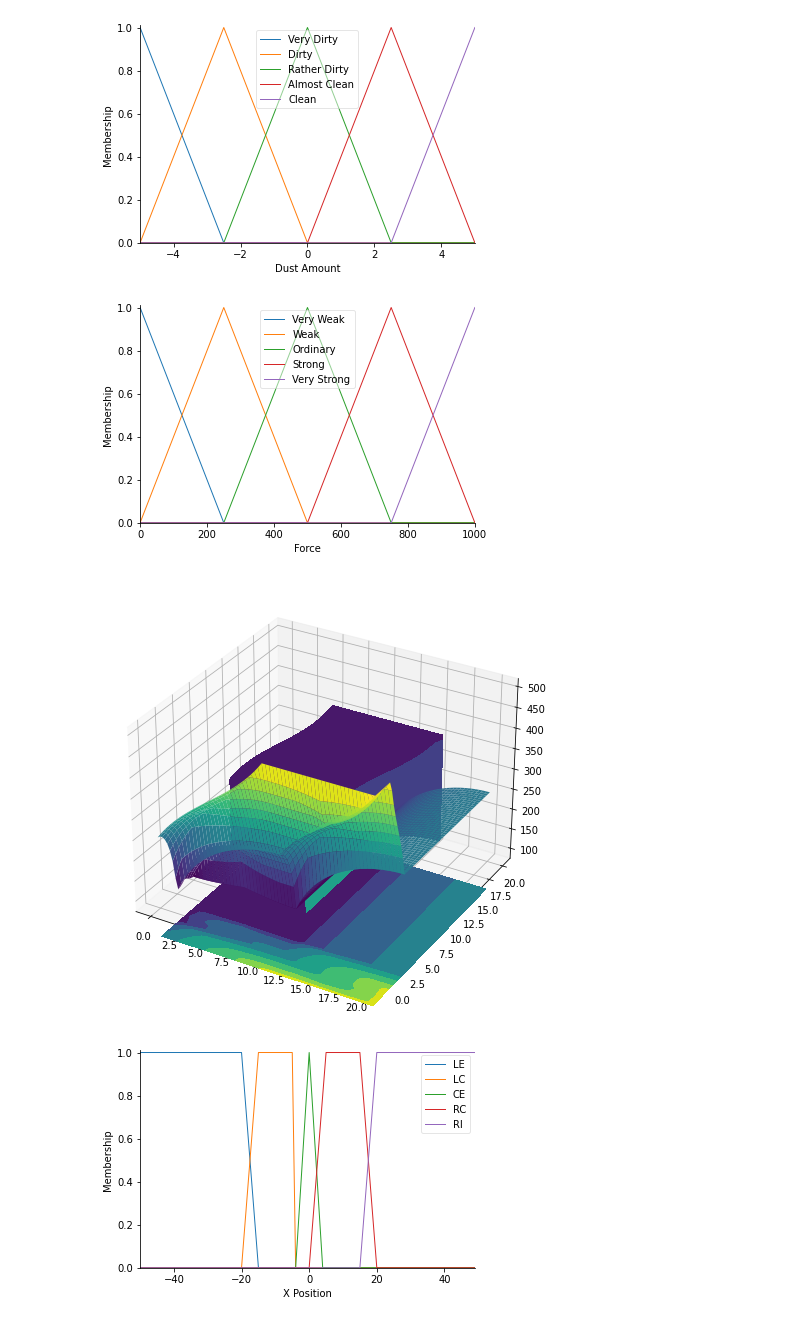
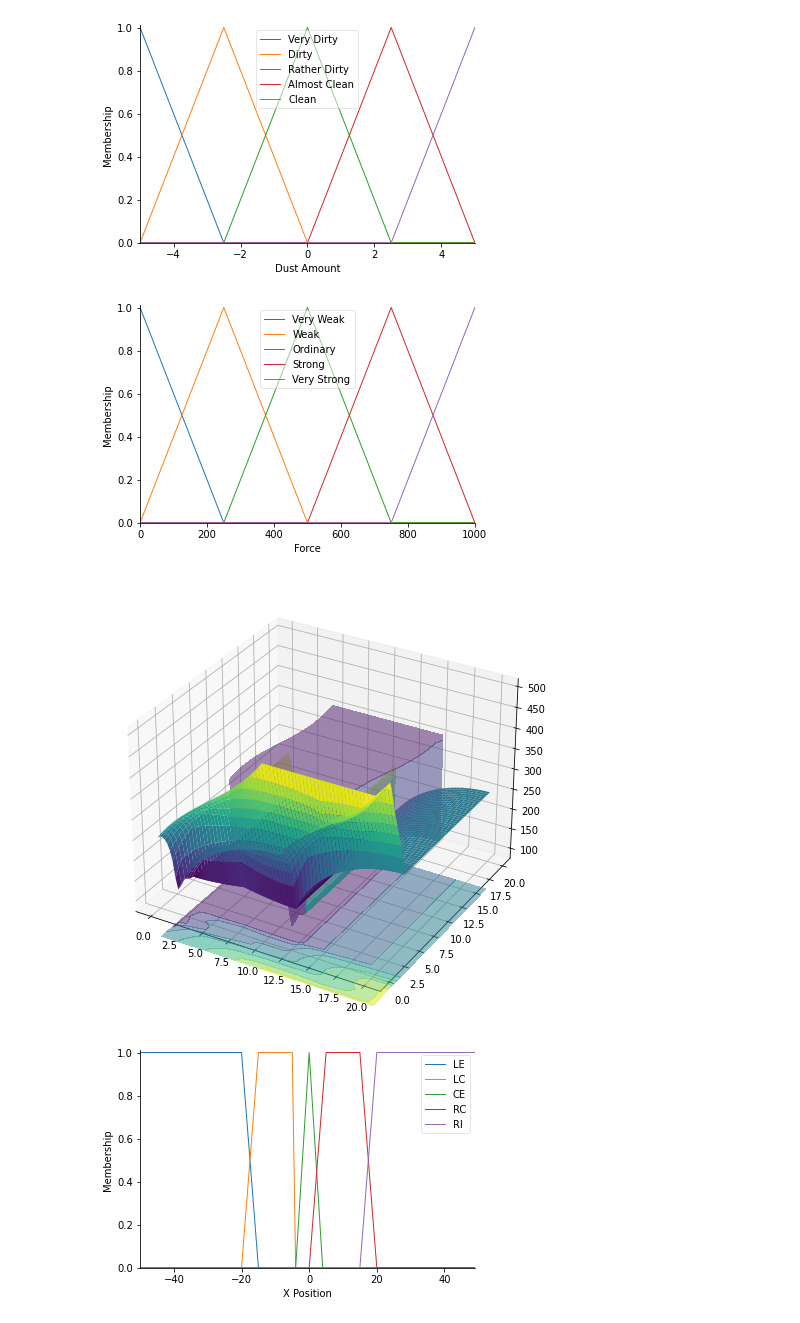
Before and after one commit to utopickaiser/AI-Homework, a Jupyter notebook: AI_Homework_W4_Fuzzy_Controller.ipynb, the cells around one changed output. Saved outputs shown, nothing was run; the diff lists cells and outputs as text; code cells hidden in the pictures.

```diff
--- a/AI_Homework_W4_Fuzzy_Controller.ipynb
+++ b/AI_Homework_W4_Fuzzy_Controller.ipynb
@@ -242,37 +242,37 @@ rule3 = ctrl.Rule(antecedent = (surface['Wood'] & da['Very Dirty']
                                 |surface['Tatami'] & da['Dirty']),
                    consequent = force['Strong'], label = 'Force Strong')
 
 
 rule3 = ctrl.Rule(antecedent = (surface['Carpet'] & da['Very Dirty']
                                 |surface['Tatami'] & da['Very Dirty']),
                    consequent = force['Very Strong'], label = 'Very Strong')
 
 
 system = ctrl.ControlSystem(rules = [rule0,rule1,rule2,rule3])
 sim = ctrl.ControlSystemSimulation(system, flush_after_run = 61*61+1)
 upsampled = np.linspace(0,20,61)
 x,y = np.meshgrid(upsampled, upsampled)
 z = np.zeros_like(x)
 for i in range(61):
   for j in range(61):
     for k in range(61):
       sim.input['Surface'] = x[i,j]
       sim.input['Dust Amount'] = y[i,j]
       sim.compute()
       z[i,j] = sim.output['Force']
 fig = plt.figure(figsize = (8,8))
 ax = fig.add_subplot(111, projection = '3d')
 suf = ax.plot_surface(x,y,z, rstride = 1, cstride = 1, cmap = 'viridis',
                       linewidth = 0.4, antialiased = True)
-cset = ax.contourf(x,y,z, zdir = 'z', offset = 3, cmap = 'viridis', anpha = 0.5)
-cset = ax.contourf(x,y,z, zdir = 'x', offset = 11, cmap = 'viridis', anpha = 0.5 )
-cset = ax.contourf(x,y,z, zdir = 'y', offset = 11, cmap = 'viridis', anpha = 0.5 )
+cset = ax.contourf(x,y,z, zdir = 'z', offset = 3, cmap = 'viridis', alpha = 0.5)
+cset = ax.contourf(x,y,z, zdir = 'x', offset = 11, cmap = 'viridis', alpha = 0.5 )
+cset = ax.contourf(x,y,z, zdir = 'y', offset = 11, cmap = 'viridis', alpha = 0.5 )
 ax.view_init(30,300)
 # %% [output]
 [figure]
 [figure]
 [figure]
-[figure, old version]
+[figure, new version]
 # %%
 # Mobile Robot
 import numpy as np
```
Also changed, not shown: parts of 6 cells of this notebook.
